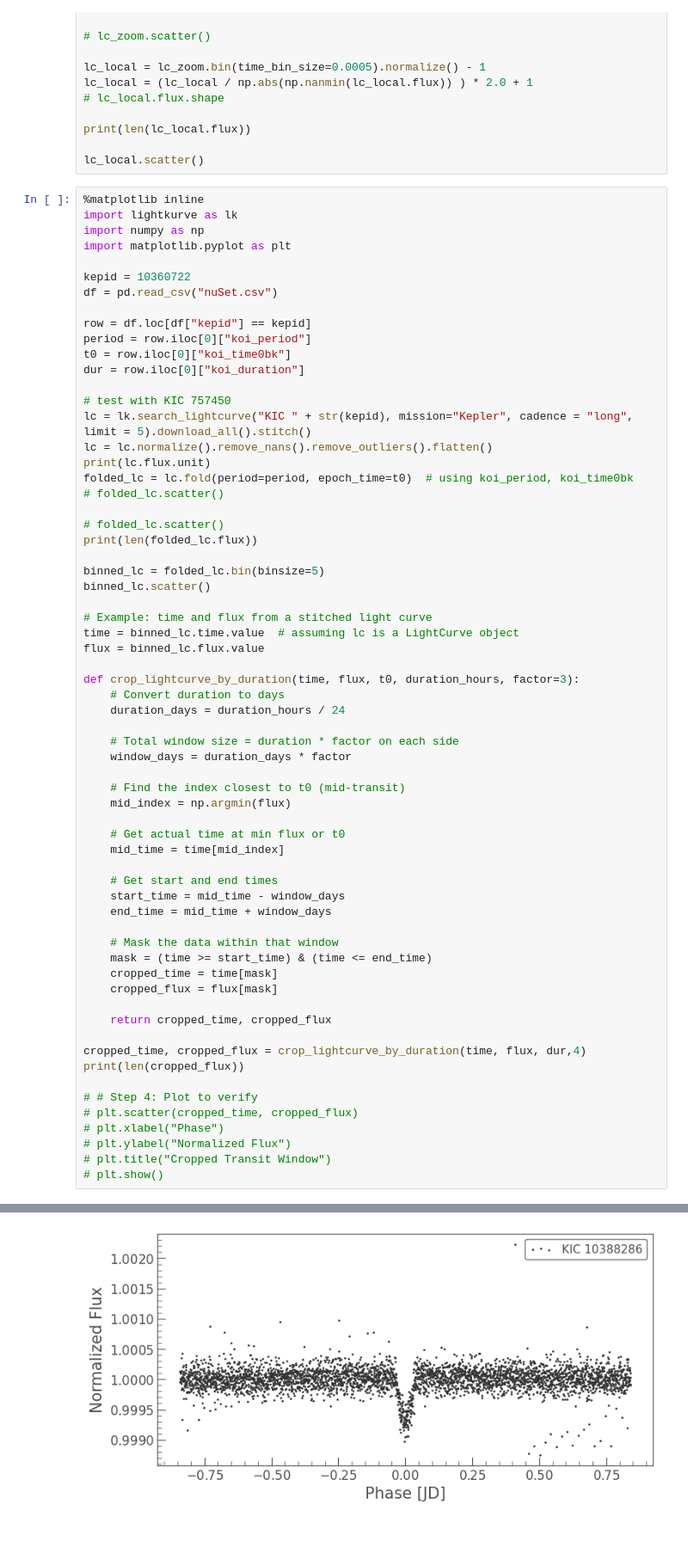
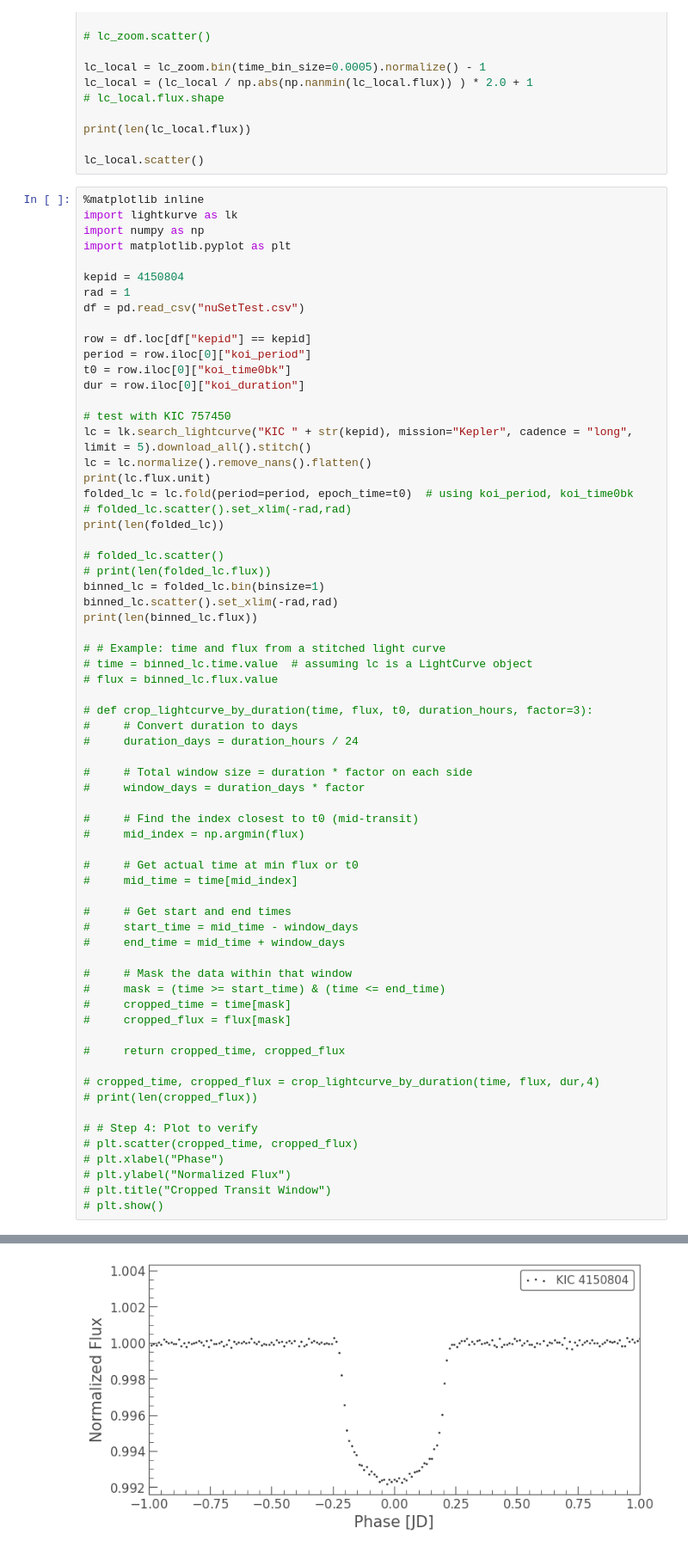
Before and after one commit to radonslip/exoplanets, a Jupyter notebook: python/testing/Proprocessing.ipynb, the cells around one changed output, grey strips where cells are left out. Shown: that part at 86% size. Cells and saved outputs as stored; diff of their text form.

Commit message:
new csv with good transits

```diff
--- a/python/testing/Proprocessing.ipynb
+++ b/python/testing/Proprocessing.ipynb
@@ -74,8 +74,9 @@ import lightkurve as lk
 import numpy as np
 import matplotlib.pyplot as plt
 
-kepid = 10360722
-df = pd.read_csv("nuSet.csv")
+kepid = 4150804
+rad = 1
+df = pd.read_csv("nuSetTest.csv")
 
 row = df.loc[df["kepid"] == kepid]
 period = row.iloc[0]["koi_period"]
@@ -84,47 +85,48 @@ dur = row.iloc[0]["koi_duration"]
 
 # test with KIC 757450
 lc = lk.search_lightcurve("KIC " + str(kepid), mission="Kepler", cadence = "long", limit = 5).download_all().stitch()
-lc = lc.normalize().remove_nans().remove_outliers().flatten()
+lc = lc.normalize().remove_nans().flatten()
 print(lc.flux.unit)
 folded_lc = lc.fold(period=period, epoch_time=t0)  # using koi_period, koi_time0bk
-# folded_lc.scatter()
+# folded_lc.scatter().set_xlim(-rad,rad)
+print(len(folded_lc))
 
 # folded_lc.scatter()
-print(len(folded_lc.flux))
+# print(len(folded_lc.flux))
+binned_lc = folded_lc.bin(binsize=1)
+binned_lc.scatter().set_xlim(-rad,rad)
+print(len(binned_lc.flux))
 
-binned_lc = folded_lc.bin(binsize=5)
-binned_lc.scatter()
+# # Example: time and flux from a stitched light curve
+# time = binned_lc.time.value  # assuming lc is a LightCurve object
+# flux = binned_lc.flux.value
 
-# Example: time and flux from a stitched light curve
-time = binned_lc.time.value  # assuming lc is a LightCurve object
-flux = binned_lc.flux.value
+# def crop_lightcurve_by_duration(time, flux, t0, duration_hours, factor=3):
+#     # Convert duration to days
+#     duration_days = duration_hours / 24
 
-def crop_lightcurve_by_duration(time, flux, t0, duration_hours, factor=3):
-    # Convert duration to days
-    duration_days = duration_hours / 24
+#     # Total window size = duration * factor on each side
+#     window_days = duration_days * factor
 
-    # Total window size = duration * factor on each side
-    window_days = duration_days * factor
+#     # Find the index closest to t0 (mid-transit)
+#     mid_index = np.argmin(flux)
 
-    # Find the index closest to t0 (mid-transit)
-    mid_index = np.argmin(flux)
+#     # Get actual time at min flux or t0
+#     mid_time = time[mid_index]
 
-    # Get actual time at min flux or t0
-    mid_time = time[mid_index]
+#     # Get start and end times
+#     start_time = mid_time - window_days
+#     end_time = mid_time + window_days
 
-    # Get start and end times
-    start_time = mid_time - window_days
-    end_time = mid_time + window_days
+#     # Mask the data within that window
+#     mask = (time >= start_time) & (time <= end_time)
+#     cropped_time = time[mask]
+#     cropped_flux = flux[mask]
 
-    # Mask the data within that window
-    mask = (time >= start_time) & (time <= end_time)
-    cropped_time = time[mask]
-    cropped_flux = flux[mask]
+#     return cropped_time, cropped_flux
 
-    return cropped_time, cropped_flux
-
-cropped_time, cropped_flux = crop_lightcurve_by_duration(time, flux, dur,4)
-print(len(cropped_flux))
+# cropped_time, cropped_flux = crop_lightcurve_by_duration(time, flux, dur,4)
+# print(len(cropped_flux))
 
 # # Step 4: Plot to verify
 # plt.scatter(cropped_time, cropped_flux)
@@ -141,4 +141,4 @@ print(len(cropped_flux))
-[figure, old version]
+[figure, new version]
 # %%
 %matplotlib inline
 import os
```
Also changed, not shown: parts of 2 cells of this notebook, 1 other file.
